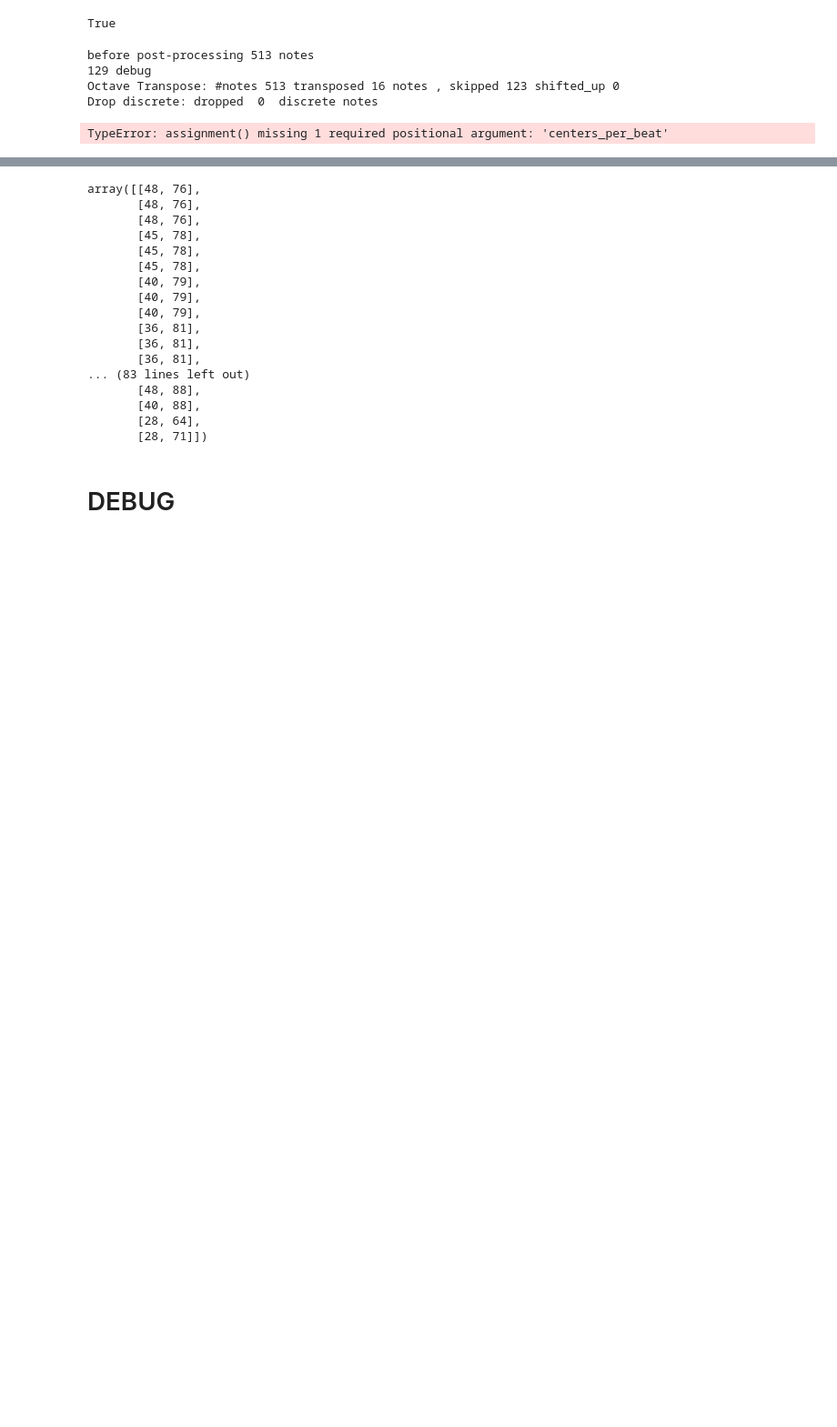
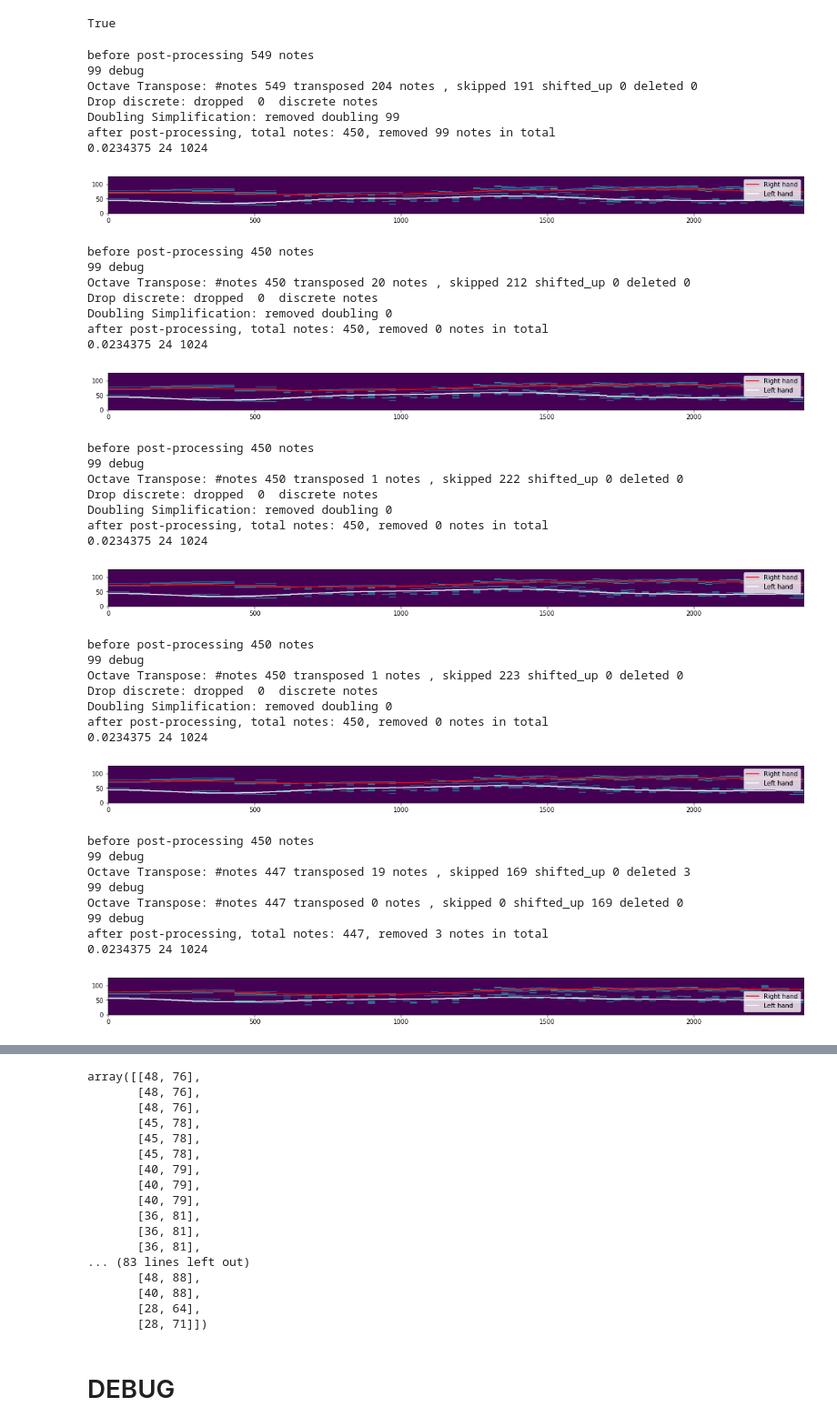
Before and after one commit to ChanTszKit/MIDI-BERT-2, a Jupyter notebook: postprocessing.ipynb, the cells around one changed output, grey strips where cells are left out. Shown at 91% size. Drawn from its saved outputs; the diff is of its cells as text; code cells hidden in the pictures; blank space fills up the shorter version.

Commit message:
remove sparse(stretch ) note

```diff
--- a/postprocessing.ipynb
+++ b/postprocessing.ipynb
@@ -520,7 +549,7 @@ def merge_discrete_note(notes,tick_per_beat):
     print('Merge discrete:','merged ',org_len-filtered_len,' discrete notes')
     return notes
 # %%
-def drop_discrete_note(notes,tick_per_beat):
+def drop_discrete_note(notes,tick_per_beat,discrete_note_threshold):
     org_len=len(notes)
 
     new_notes=[]
@@ -588,8 +617,8 @@ def main(path,outpath):
     notes = trim_long_notes(notes, tick_per_beat)
     #notes,centers_per_beat,range_per_beat = octave_transpose(notes, tick_per_beat,mode='centroid')
     notes,centers_per_beat,range_per_beat = octave_transpose(notes, tick_per_beat,1,10,mode='centroid')
-    #notes = merge_discrete_note(notes,tick_per_beat)
-    notes = drop_discrete_note(notes,tick_per_beat)
+    #notes = merge_discrete_note(notes,tick_per_beat,merge_threshold)
+    notes = drop_discrete_note(notes,tick_per_beat,discrete_note_threshold)
     notes = doubling_simplification(notes,centers_per_beat, tick_per_beat)
     cur_notes=len(notes)
     print(f'after post-processing, total notes: {cur_notes}, removed {org_notes-cur_notes} notes in total')
@@ -604,8 +633,8 @@ def main(path,outpath):
         print(f'before post-processing {org_notes} notes')
         notes = trim_long_notes(notes, tick_per_beat)
         notes,centers_per_beat,range_per_beat = octave_transpose(notes, tick_per_beat,1,10,range_per_beat,mode='centroid')
-        #notes = merge_discrete_note(notes,tick_per_beat)
-        notes = drop_discrete_note(notes,tick_per_beat)
+        #notes = merge_discrete_note(notes,tick_per_beat,merge_threshold)
+        notes = drop_discrete_note(notes,tick_per_beat,discrete_note_threshold)
         notes = doubling_simplification(notes,centers_per_beat, tick_per_beat)
         cur_notes=len(notes)
         print(f'after post-processing, total notes: {cur_notes}, removed {org_notes-cur_notes} notes in total')
@@ -619,20 +648,58 @@ def main(path,outpath):
     notes,tick_per_beat = read_midi(outpath)
     org_notes=len(notes)
     print(f'before post-processing {org_notes} notes')
+    #delete sparse
+    notes, centers_per_beat,range_per_beat = octave_transpose(notes, tick_per_beat,0,1,range_per_beat,mode='minmax',deletesparse=True)
+    #shiftbase
     notes_lh,notes_rh, centers_per_beat,range_per_beat = octave_transpose(notes, tick_per_beat,0,1,range_per_beat,mode='minmax',shiftbase=True)
-    # notes, centers_per_beat,range_per_beat = octave_transpose(notes, tick_per_beat,0,1,range_per_beat,mode='minmax',shiftbase=True)
     cur_notes=len(notes)
     print(f'after post-processing, total notes: {cur_notes}, removed {org_notes-cur_notes} notes in total')
     visualize(notes,tick_per_beat,centers_per_beat=centers_per_beat,range_per_beat=None,length=5000)
-    write_midi(notes_lh,centers_per_beat, outpath, tick_per_beat,centers_per_beat,notes_rh)
+    write_midi(notes_lh,centers_per_beat, outpath, tick_per_beat,notes_rh)
 # write_midi(notes,"post_processed.mid", tick_per_beat)
 # %%
-main("test_r2flarge.mid","post_processed.mid")
+main("piano.mid","post_processed.mid")
 # %% [output]
-before post-processing 513 notes
-129 debug
-Octave Transpose: #notes 513 transposed 16 notes , skipped 123 shifted_up 0
+before post-processing 549 notes
+99 debug
+Octave Transpose: #notes 549 transposed 204 notes , skipped 191 shifted_up 0 deleted 0
 Drop discrete: dropped  0  discrete notes
+Doubling Simplification: removed doubling 99
+after post-processing, total notes: 450, removed 99 notes in total
+0.0234375 24 1024
+[figure, added]
-TypeError: assignment() missing 1 required positional argument: 'centers_per_beat'
+before post-processing 450 notes
+99 debug
+Octave Transpose: #notes 450 transposed 20 notes , skipped 212 shifted_up 0 deleted 0
+Drop discrete: dropped  0  discrete notes
+Doubling Simplification: removed doubling 0
+after post-processing, total notes: 450, removed 0 notes in total
+0.0234375 24 1024
+[figure, added]
+before post-processing 450 notes
+99 debug
+Octave Transpose: #notes 450 transposed 1 notes , skipped 222 shifted_up 0 deleted 0
+Drop discrete: dropped  0  discrete notes
+Doubling Simplification: removed doubling 0
+after post-processing, total notes: 450, removed 0 notes in total
+0.0234375 24 1024
+[figure, added]
+before post-processing 450 notes
+99 debug
+Octave Transpose: #notes 450 transposed 1 notes , skipped 223 shifted_up 0 deleted 0
+Drop discrete: dropped  0  discrete notes
+Doubling Simplification: removed doubling 0
+after post-processing, total notes: 450, removed 0 notes in total
+0.0234375 24 1024
+[figure, added]
+before post-processing 450 notes
+99 debug
+Octave Transpose: #notes 447 transposed 19 notes , skipped 169 shifted_up 0 deleted 3
+99 debug
+Octave Transpose: #notes 447 transposed 0 notes , skipped 0 shifted_up 169 deleted 0
+99 debug
+after post-processing, total notes: 447, removed 3 notes in total
+0.0234375 24 1024
+[figure, added]
 # %%
 centers_per_beat
```
Also changed, not shown: parts of 3 cells of this notebook.
